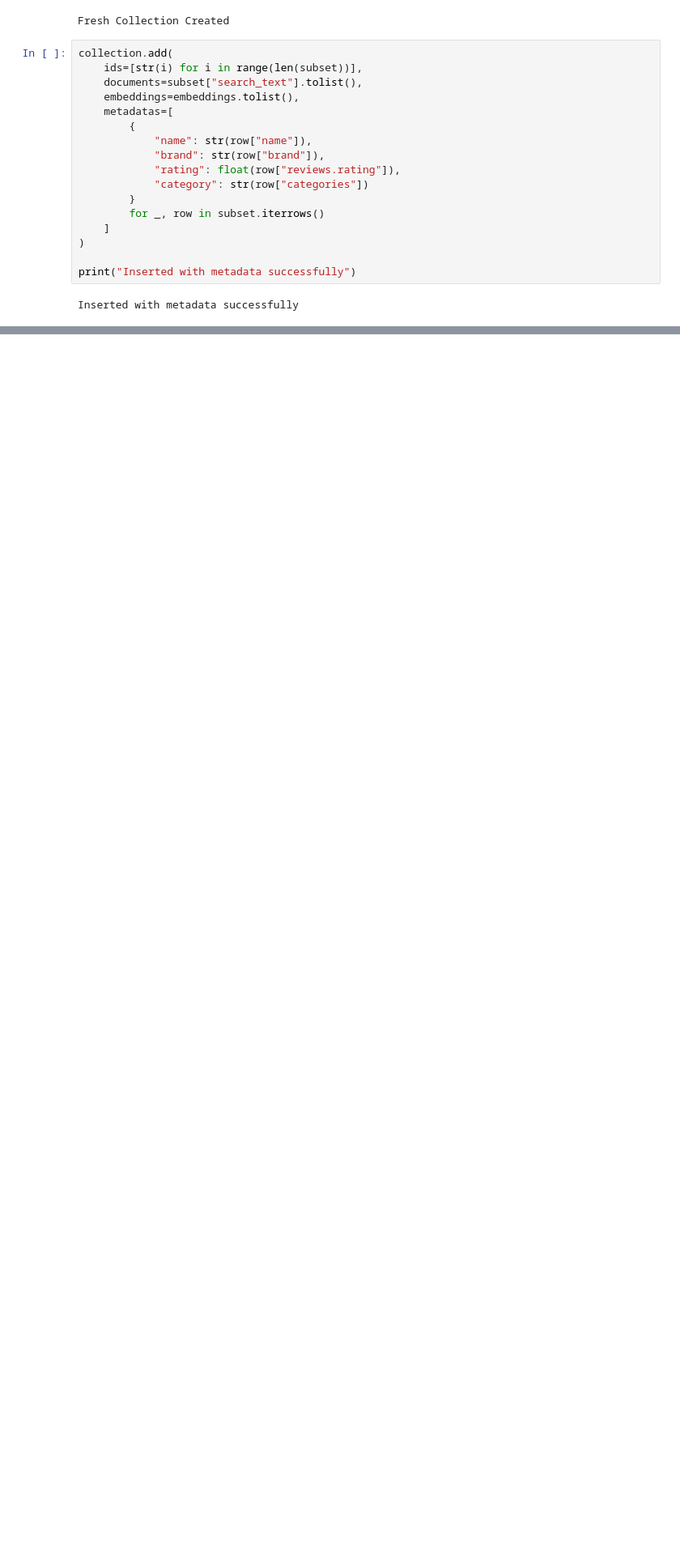
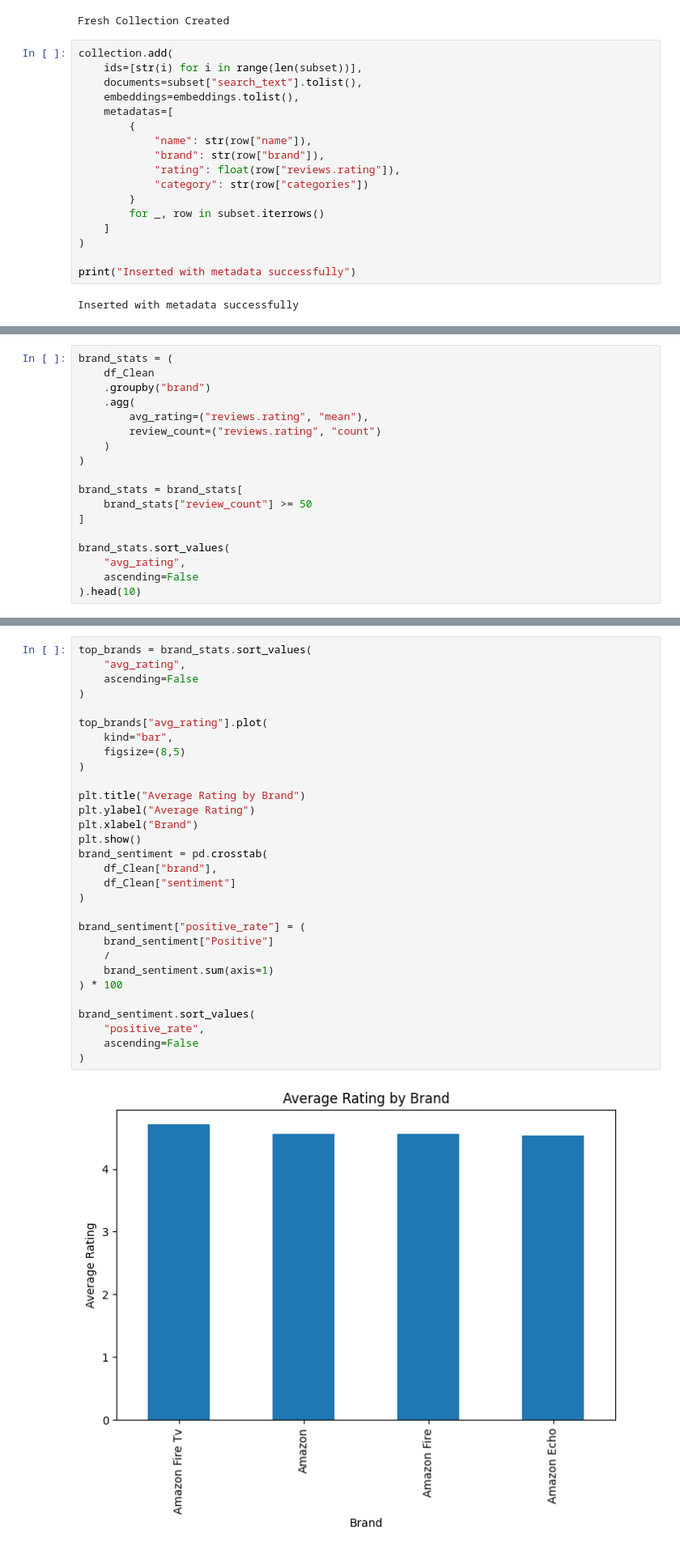
Before and after one commit to MukundaPriyaBasudora/Ecommerce_Semantic_Search_Engine, a Jupyter notebook: notebooks/01_data_exploration.ipynb, the cells around one changed output, grey strips where cells are left out. Shown at 81% size. Saved outputs shown, nothing was run; the diff lists cells and outputs as text; blank space fills up the shorter version.

```diff
--- a/notebooks/01_data_exploration.ipynb
+++ b/notebooks/01_data_exploration.ipynb
@@ -196,0 +408,18 @@ All-New Fire HD 8 Tablet, 8 HD Display, Wi-Fi, 16 GB - Includes Special Offers,
+# %%
+brand_stats = (
+    df_Clean
+    .groupby("brand")
+    .agg(
+        avg_rating=("reviews.rating", "mean"),
+        review_count=("reviews.rating", "count")
+    )
+)
+
+brand_stats = brand_stats[
+    brand_stats["review_count"] >= 50
+]
+
+brand_stats.sort_values(
+    "avg_rating",
+    ascending=False
+).head(10)
@@ -196,0 +433,32 @@ All-New Fire HD 8 Tablet, 8 HD Display, Wi-Fi, 16 GB - Includes Special Offers,
+# %%
+top_brands = brand_stats.sort_values(
+    "avg_rating",
+    ascending=False
+)
+
+top_brands["avg_rating"].plot(
+    kind="bar",
+    figsize=(8,5)
+)
+
+plt.title("Average Rating by Brand")
+plt.ylabel("Average Rating")
+plt.xlabel("Brand")
+plt.show()
+brand_sentiment = pd.crosstab(
+    df_Clean["brand"],
+    df_Clean["sentiment"]
+)
+
+brand_sentiment["positive_rate"] = (
+    brand_sentiment["Positive"]
+    /
+    brand_sentiment.sum(axis=1)
+) * 100
+
+brand_sentiment.sort_values(
+    "positive_rate",
+    ascending=False
+)
+# %% [output]
+[figure, added]
```
Also changed, not shown: parts of 19 cells of this notebook.
